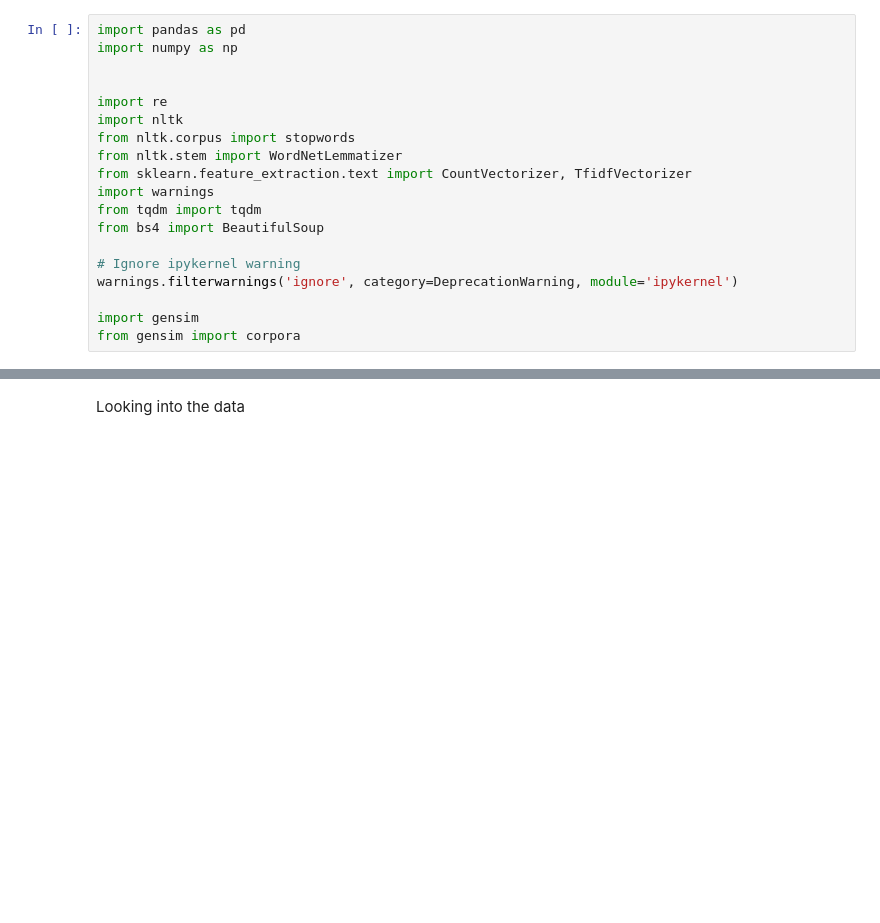
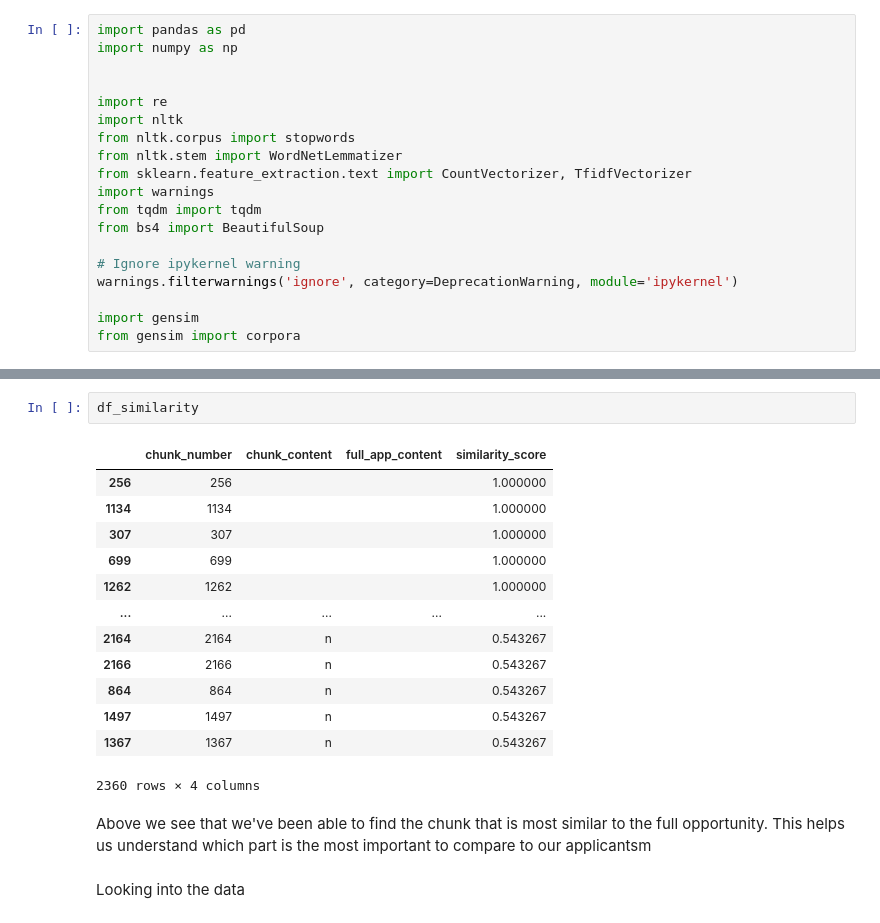
Before and after one commit to danmarino1/Opportunity_Alignment_Library, a Jupyter notebook: Experiment/EDA/03_NLP_BERT_Embeddings_Similarity.ipynb, the cells around one changed output, grey strips where cells are left out. Cells and saved outputs as stored; diff of their text form; blank space fills up the shorter version.

```diff
--- a/Experiment/EDA/03_NLP_BERT_Embeddings_Similarity.ipynb
+++ b/Experiment/EDA/03_NLP_BERT_Embeddings_Similarity.ipynb
@@ -108,3 +151,21 @@ SyntaxError: invalid syntax (842056546.py, line 1)
+# %%
+df_similarity
+# %% [output]
+|  | chunk_number | chunk_content | full_app_content | similarity_score |
+| 256 | 256 |  |  | 1.000000 |
+| 1134 | 1134 |  |  | 1.000000 |
+| 307 | 307 |  |  | 1.000000 |
+| 699 | 699 |  |  | 1.000000 |
+| 1262 | 1262 |  |  | 1.000000 |
+| ... | ... | ... | ... | ... |
+| 2164 | 2164 | n |  | 0.543267 |
+| 2166 | 2166 | n |  | 0.543267 |
+| 864 | 864 | n |  | 0.543267 |
+| 1497 | 1497 | n |  | 0.543267 |
+| 1367 | 1367 | n |  | 0.543267 |
+2360 rows × 4 columns
+# %% [markdown]
+Above we see that we've been able to find the chunk that is most similar to the full opportunity. This helps us understand which part is the most important to compare to our applicantsm
 # %% [markdown]
 Looking into the data
 # %%
```
Also changed, not shown: parts of 10 cells of this notebook.
